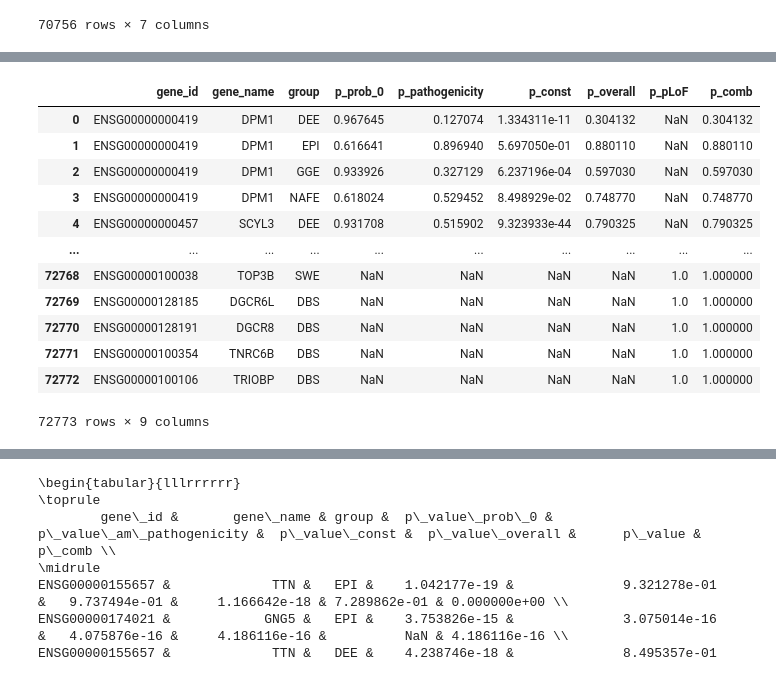
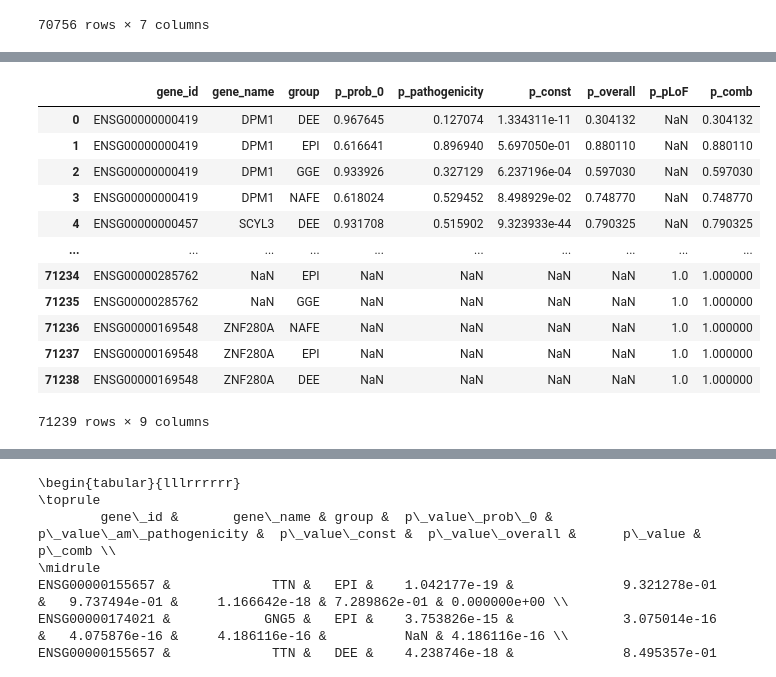
Before and after one commit to healthcare-medicine-ai/wgs-constraint-llm, a Jupyter notebook: Epilepsy Analysis.ipynb, the cells around one changed output, grey strips where cells are left out. Saved outputs shown, nothing was run; the diff lists cells and outputs as text; code cells hidden in the pictures.

```diff
--- a/Epilepsy Analysis.ipynb
+++ b/Epilepsy Analysis.ipynb
@@ -665,30 +682,30 @@ p_values_df
 # %%
-significant_genes_df = pd.read_csv(results_path + 'epi_rgc_constraint_pvalues.tsv.gz', sep='\t')
+# significant_genes_df = pd.read_csv(results_path + 'epi_rgc_constraint_pvalues.tsv.gz', sep='\t')
 # p_values_df = pd.read_csv(results_path + 'constraint_am_epi25_pvalues.tsv.gz', sep='\t')
 
 joined_p_values_df = pd.merge(p_values_df, significant_genes_df, on=['gene_id', 'gene_name', 'group'], how='outer')
 
 joined_p_values_df['p_comb'] = joined_p_values_df.apply(lambda row: fisher_method(row['p_value_overall'], row['p_value']), axis=1)
 
 joined_p_values_df = joined_p_values_df.drop(columns=['total_ac_case', 'total_an_case', 'total_ac_ctrl', 'total_an_ctrl', 'odds_ratio'])
 
 joined_p_values_df.rename(columns={'p_value_prob_0': 'p_prob_0', 'p_value_am_pathogenicity': 'p_pathogenicity', 'p_value_const': 'p_const', 'p_value_overall': 'p_overall', 'p_value': 'p_pLoF'}, inplace=True)
 # joined_p_values_df[joined_p_values_df['p_overall'] < joined_p_values_df['p_pLoF']]
 joined_p_values_df
 # %% [output]
 |  | gene_id | gene_name | group | p_prob_0 | p_pathogenicity | p_const | p_overall | p_pLoF | p_comb |
 | 0 | ENSG00000000419 | DPM1 | DEE | 0.967645 | 0.127074 | 1.334311e-11 | 0.304132 | NaN | 0.304132 |
 | 1 | ENSG00000000419 | DPM1 | EPI | 0.616641 | 0.896940 | 5.697050e-01 | 0.880110 | NaN | 0.880110 |
 | 2 | ENSG00000000419 | DPM1 | GGE | 0.933926 | 0.327129 | 6.237196e-04 | 0.597030 | NaN | 0.597030 |
 | 3 | ENSG00000000419 | DPM1 | NAFE | 0.618024 | 0.529452 | 8.498929e-02 | 0.748770 | NaN | 0.748770 |
 | 4 | ENSG00000000457 | SCYL3 | DEE | 0.931708 | 0.515902 | 9.323933e-44 | 0.790325 | NaN | 0.790325 |
 | ... | ... | ... | ... | ... | ... | ... | ... | ... | ... |
-| 72768 | ENSG00000100038 | TOP3B | SWE | NaN | NaN | NaN | NaN | 1.0 | 1.000000 |
-| 72769 | ENSG00000128185 | DGCR6L | DBS | NaN | NaN | NaN | NaN | 1.0 | 1.000000 |
-| 72770 | ENSG00000128191 | DGCR8 | DBS | NaN | NaN | NaN | NaN | 1.0 | 1.000000 |
-| 72771 | ENSG00000100354 | TNRC6B | DBS | NaN | NaN | NaN | NaN | 1.0 | 1.000000 |
-| 72772 | ENSG00000100106 | TRIOBP | DBS | NaN | NaN | NaN | NaN | 1.0 | 1.000000 |
+| 71234 | ENSG00000285762 | NaN | EPI | NaN | NaN | NaN | NaN | 1.0 | 1.000000 |
+| 71235 | ENSG00000285762 | NaN | GGE | NaN | NaN | NaN | NaN | 1.0 | 1.000000 |
+| 71236 | ENSG00000169548 | ZNF280A | NAFE | NaN | NaN | NaN | NaN | 1.0 | 1.000000 |
+| 71237 | ENSG00000169548 | ZNF280A | EPI | NaN | NaN | NaN | NaN | 1.0 | 1.000000 |
+| 71238 | ENSG00000169548 | ZNF280A | DEE | NaN | NaN | NaN | NaN | 1.0 | 1.000000 |
-72773 rows × 9 columns
+71239 rows × 9 columns
 # %%
 # filter_mask = (joined_p_values_df['p_comb'] < 1e-4) | (joined_p_values_df['p_value_overall'] < 1e-4)
 filter_mask = (joined_p_values_df['p_comb'] < 1e-4) | (joined_p_values_df['p_prob_0'] < 1e-4)
```
Also changed, not shown: parts of 6 cells of this notebook, 1 other file.
